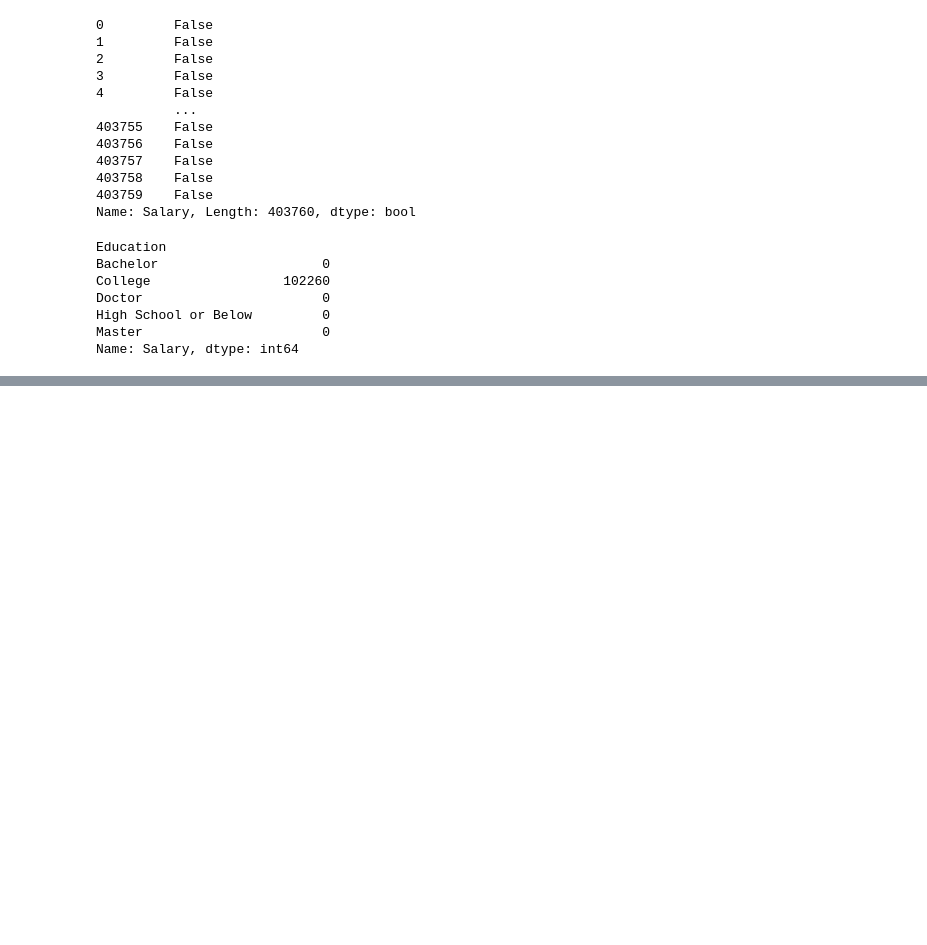
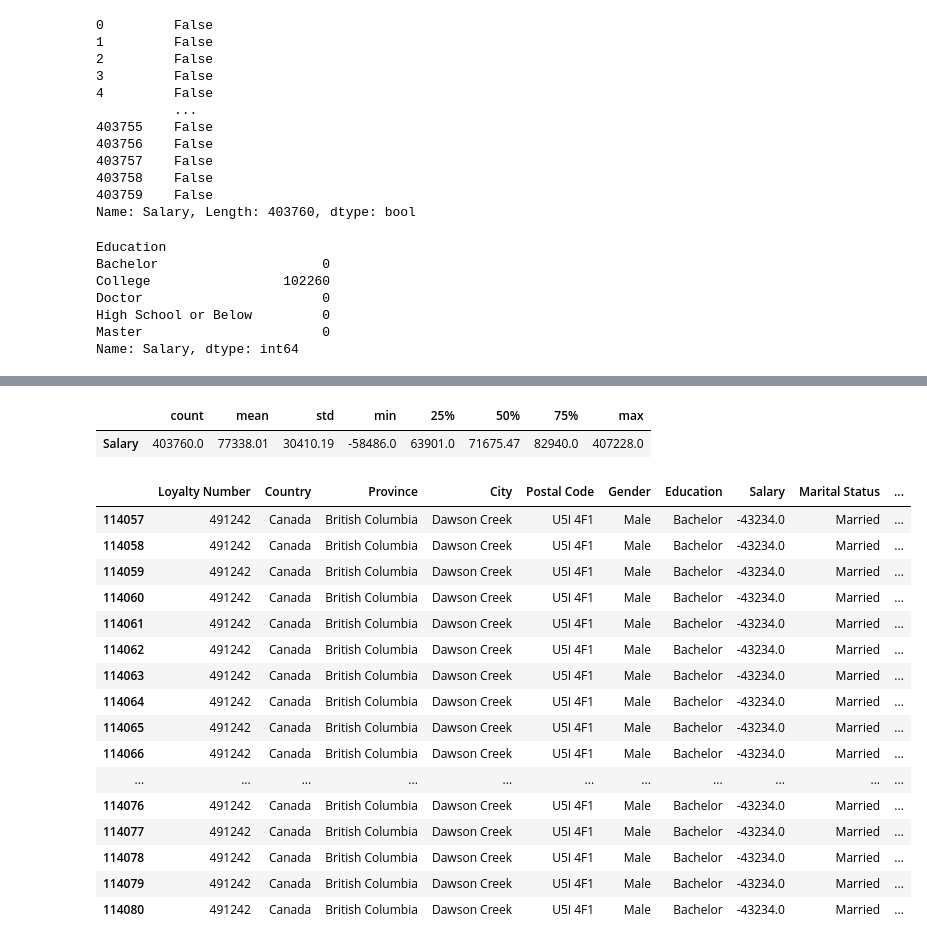
Before and after one commit to Adalab/bda-modulo-3-evaluacion-final-jesgonza2026, a Jupyter notebook: fase_1_evaluacion_final_jesica.ipynb, the cells around one changed output, grey strips where cells are left out. Cells and saved outputs as stored; diff of their text form; code cells hidden in the pictures; blank space fills up the shorter version.

Commit message:
Fase1 finalizada

```diff
--- a/fase_1_evaluacion_final_jesica.ipynb
+++ b/fase_1_evaluacion_final_jesica.ipynb
@@ -461,3 +464,7 @@ Name: Salary, dtype: float64
 #Para poder limpiar los datos y no imputar los nulos como "Desconocido"
 # y viendo que tiene sentido que el salario de los que tiene un nivel educativo "College" esté comprendido entre las otras dos categorías ya mencionadas
 #Los nulos serán imputados por la media de las columnas Bachellor y High School or Bellow
+# %%
+# Filtramos solo Bachelor y High School or Below y calculamos la media
+media_college = df_final[df_final['Education'].isin(['Bachelor', 'High School or Below'])]['Salary'].mean()
+print(media_college)
@@ -463,0 +473,4 @@ Name: Salary, dtype: float64
+# %%
+#Procedemos a imputar los nulos de la columna Salary por la media que hemos calculado para college
+
+df_final.loc[df_final['Education'] == 'College', 'Salary'] = media_college
@@ -463,0 +585,27 @@ Name: Salary, dtype: float64
+# %%
+df_final[['Salary']].describe().T.round(2)
+#Vemos que el salario minimo está en negativo, pero que si estuviera en positivo, no estaría desequilibrado
+# %% [output]
+|  | count | mean | std | min | 25% | 50% | 75% | max |
+| Salary | 403760.0 | 77338.01 | 30410.19 | -58486.0 | 63901.0 | 71675.47 | 82940.0 | 407228.0 |
+# %%
+df_final[df_final['Loyalty Number'] == 491242]
+#Analizamos un cliente con salario negativo y vemos que todos sus registros son negativos
+# %% [output]
+|  | Loyalty Number | Country | Province | City | Postal Code | Gender | Education | Salary | Marital Status | ... |
+| 114057 | 491242 | Canada | British Columbia | Dawson Creek | U5I 4F1 | Male | Bachelor | -43234.0 | Married | ... |
+| 114058 | 491242 | Canada | British Columbia | Dawson Creek | U5I 4F1 | Male | Bachelor | -43234.0 | Married | ... |
+| 114059 | 491242 | Canada | British Columbia | Dawson Creek | U5I 4F1 | Male | Bachelor | -43234.0 | Married | ... |
+| 114060 | 491242 | Canada | British Columbia | Dawson Creek | U5I 4F1 | Male | Bachelor | -43234.0 | Married | ... |
+| 114061 | 491242 | Canada | British Columbia | Dawson Creek | U5I 4F1 | Male | Bachelor | -43234.0 | Married | ... |
+| 114062 | 491242 | Canada | British Columbia | Dawson Creek | U5I 4F1 | Male | Bachelor | -43234.0 | Married | ... |
+| 114063 | 491242 | Canada | British Columbia | Dawson Creek | U5I 4F1 | Male | Bachelor | -43234.0 | Married | ... |
+| 114064 | 491242 | Canada | British Columbia | Dawson Creek | U5I 4F1 | Male | Bachelor | -43234.0 | Married | ... |
+| 114065 | 491242 | Canada | British Columbia | Dawson Creek | U5I 4F1 | Male | Bachelor | -43234.0 | Married | ... |
+| 114066 | 491242 | Canada | British Columbia | Dawson Creek | U5I 4F1 | Male | Bachelor | -43234.0 | Married | ... |
+| ... | ... | ... | ... | ... | ... | ... | ... | ... | ... | ... |
+| 114076 | 491242 | Canada | British Columbia | Dawson Creek | U5I 4F1 | Male | Bachelor | -43234.0 | Married | ... |
+| 114077 | 491242 | Canada | British Columbia | Dawson Creek | U5I 4F1 | Male | Bachelor | -43234.0 | Married | ... |
+| 114078 | 491242 | Canada | British Columbia | Dawson Creek | U5I 4F1 | Male | Bachelor | -43234.0 | Married | ... |
+| 114079 | 491242 | Canada | British Columbia | Dawson Creek | U5I 4F1 | Male | Bachelor | -43234.0 | Married | ... |
+| 114080 | 491242 | Canada | British Columbia | Dawson Creek | U5I 4F1 | Male | Bachelor | -43234.0 | Married | ... |
```
Also changed, not shown: parts of 35 cells of this notebook.
